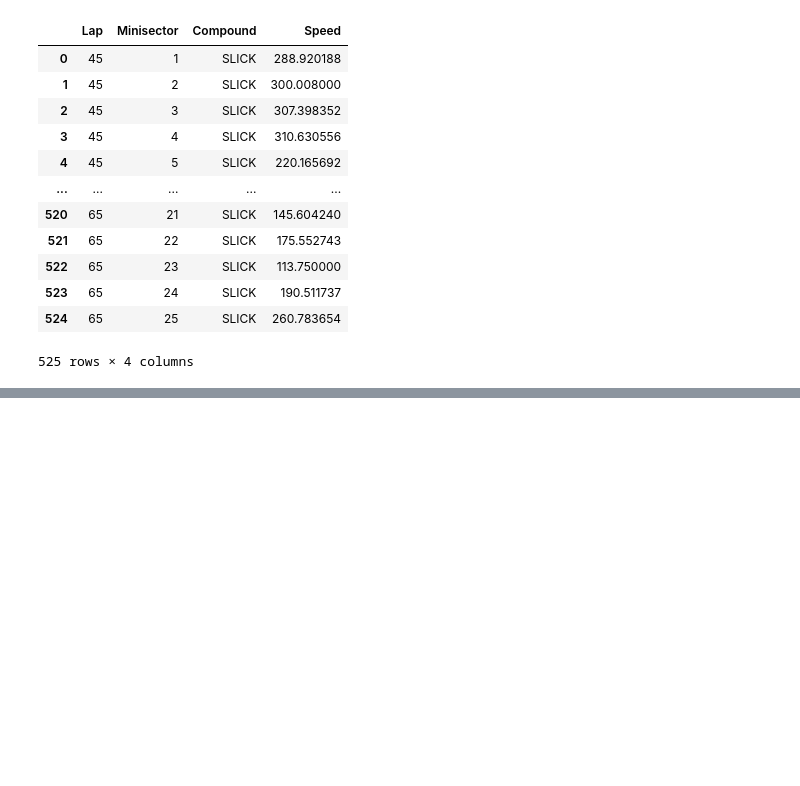
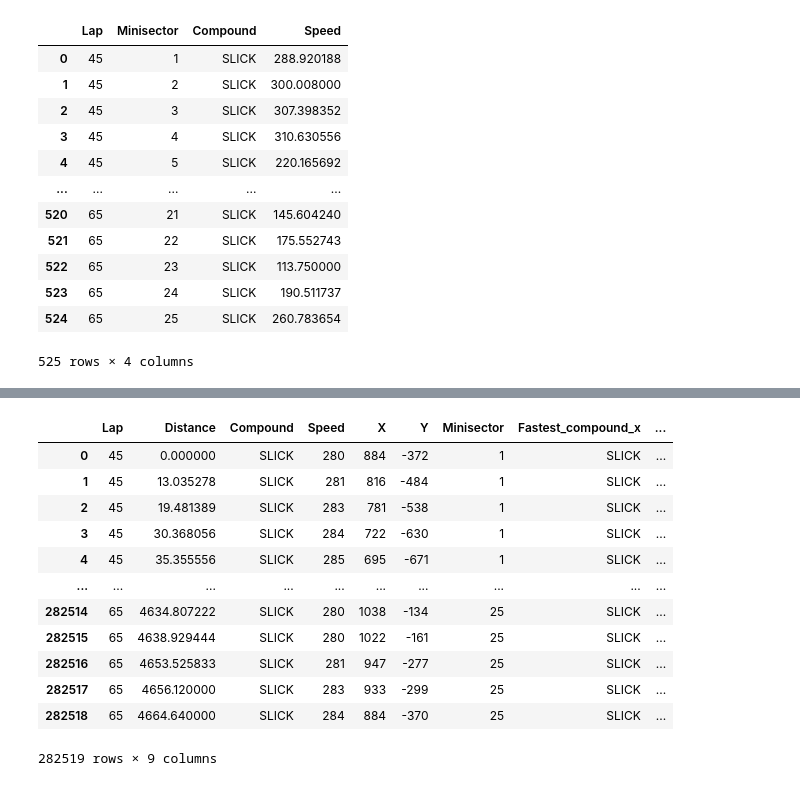
Before and after one commit to TheWangAndOnly/FormulaOne, a Jupyter notebook: notebooks/ToBoxOrNotToBox.ipynb, the cells around one changed output, grey strips where cells are left out. Saved outputs shown, nothing was run; the diff lists cells and outputs as text; code cells hidden in the pictures; blank space fills up the shorter version.

```diff
--- a/notebooks/ToBoxOrNotToBox.ipynb
+++ b/notebooks/ToBoxOrNotToBox.ipynb
@@ -167,0 +188,23 @@ average_speed
+# %%
+# Select the compound with the highest average speed
+fastest_compounds = average_speed.loc[average_speed.groupby(['Lap', 'Minisector'])['Speed'].idxmax()]
+
+# Get rid of the speed column and rename the Compound column
+fastest_compounds = fastest_compounds[['Lap', 'Minisector', 'Compound']].rename(columns={'Compound': 'Fastest_compound'})
+# %%
+telemetry = telemetry.merge(fastest_compounds, on=['Lap', 'Minisector'])
+telemetry = telemetry.sort_values('Distance') # sort values so matplotlib works
+# %% [output]
+|  | Lap | Distance | Compound | Speed | X | Y | Minisector | Fastest_compound_x | ... |
+| 0 | 45 | 0.000000 | SLICK | 280 | 884 | -372 | 1 | SLICK | ... |
+| 1 | 45 | 13.035278 | SLICK | 281 | 816 | -484 | 1 | SLICK | ... |
+| 2 | 45 | 19.481389 | SLICK | 283 | 781 | -538 | 1 | SLICK | ... |
+| 3 | 45 | 30.368056 | SLICK | 284 | 722 | -630 | 1 | SLICK | ... |
+| 4 | 45 | 35.355556 | SLICK | 285 | 695 | -671 | 1 | SLICK | ... |
+| ... | ... | ... | ... | ... | ... | ... | ... | ... | ... |
+| 282514 | 65 | 4634.807222 | SLICK | 280 | 1038 | -134 | 25 | SLICK | ... |
+| 282515 | 65 | 4638.929444 | SLICK | 280 | 1022 | -161 | 25 | SLICK | ... |
+| 282516 | 65 | 4653.525833 | SLICK | 281 | 947 | -277 | 25 | SLICK | ... |
+| 282517 | 65 | 4656.120000 | SLICK | 283 | 933 | -299 | 25 | SLICK | ... |
+| 282518 | 65 | 4664.640000 | SLICK | 284 | 884 | -370 | 25 | SLICK | ... |
+282519 rows × 9 columns
```
Also changed, not shown: parts of 9 cells of this notebook.
